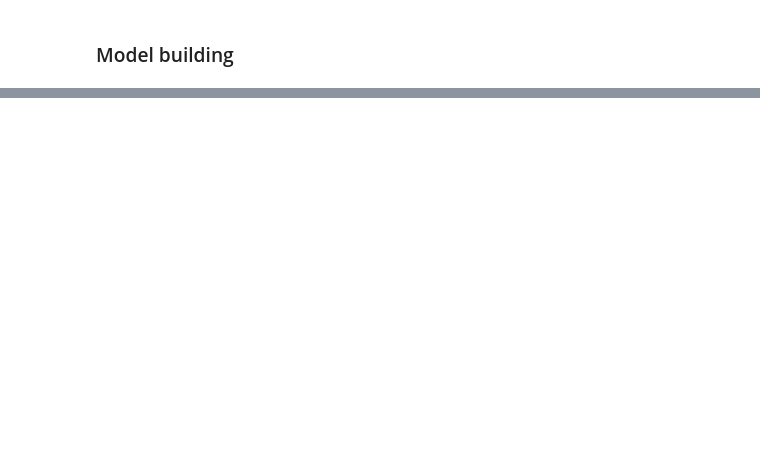
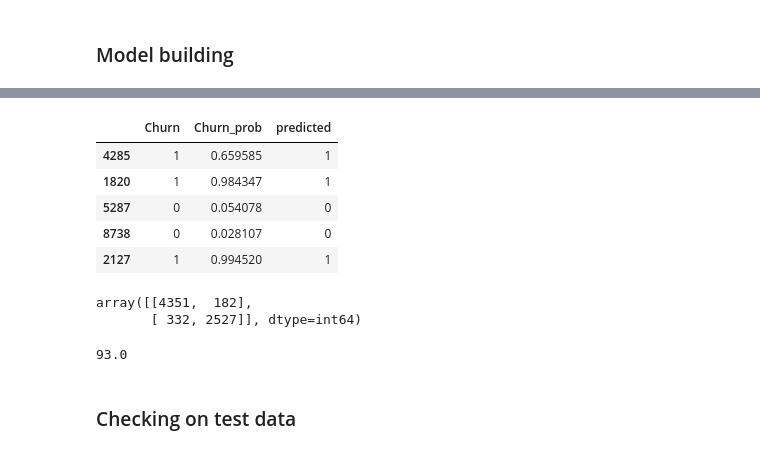
Before and after one commit to artik-gupta/Lead-Score-Case-study-assignment, a Jupyter notebook: LR model.ipynb, the cells around one changed output, grey strips where cells are left out. Saved outputs shown, nothing was run; the diff lists cells and outputs as text; code cells hidden in the pictures; blank space fills up the shorter version.

```diff
--- a/LR model.ipynb
+++ b/LR model.ipynb
@@ -223,0 +293,7 @@ rfe = rfe.fit(X_train, y_train)
+# %%
+#removing variables having p value greater than 0.05
+sel_col = X_train.columns[rfe.support_]
+sel_col = sel_col.difference(['A free copy of Mastering The Interview', 'City_Others',\
+                                              'Count_Others', 'Last _Email Bounced', 'Last _Olark Chat Conversation', 'Last _Page Visited on Website',\
+                                                 'Lead _Others', 'Lead _Potential Lead', 'Speci_Others', 'What _Working Professional'  ])
+sel_col
@@ -223,0 +311,6 @@ rfe = rfe.fit(X_train, y_train)
+# %%
+import statsmodels.api as sm
+X_train_sm = sm.add_constant(X_train[sel_col])
+logml = sm.GLM(y_train, X_train_sm, family=sm.families.Binomial())
+res = logml.fit()
+res.summary()
@@ -223,0 +344,27 @@ rfe = rfe.fit(X_train, y_train)
+# %%
+y_predict = res.predict(X_train_sm)
+# %%
+res_df = pd.DataFrame({'Churn': y_train, 'Churn_prob': y_predict, })
+res_df['predicted'] = res_df.Churn_prob.apply(lambda x: 1 if x > 0.5 else 0)
+res_df.head()
+# %% [output]
+|  | Churn | Churn_prob | predicted |
+| 4285 | 1 | 0.659585 | 1 |
+| 1820 | 1 | 0.984347 | 1 |
+| 5287 | 0 | 0.054078 | 0 |
+| 8738 | 0 | 0.028107 | 0 |
+| 2127 | 1 | 0.994520 | 1 |
+# %%
+# Create confusion matrix
+confusion = metrics.confusion_matrix(res_df.Churn, res_df.predicted)
+confusion
+# %% [output]
+array([[4351,  182],
+       [ 332, 2527]], dtype=int64)
+# %%
+# Calculate accuracy
+print((metrics.accuracy_score(res_df.Churn, res_df.predicted) * 100).round())
+# %% [output]
+93.0
+# %% [markdown]
+### Checking on test data
```
Also changed, not shown: parts of 17 cells of this notebook.
